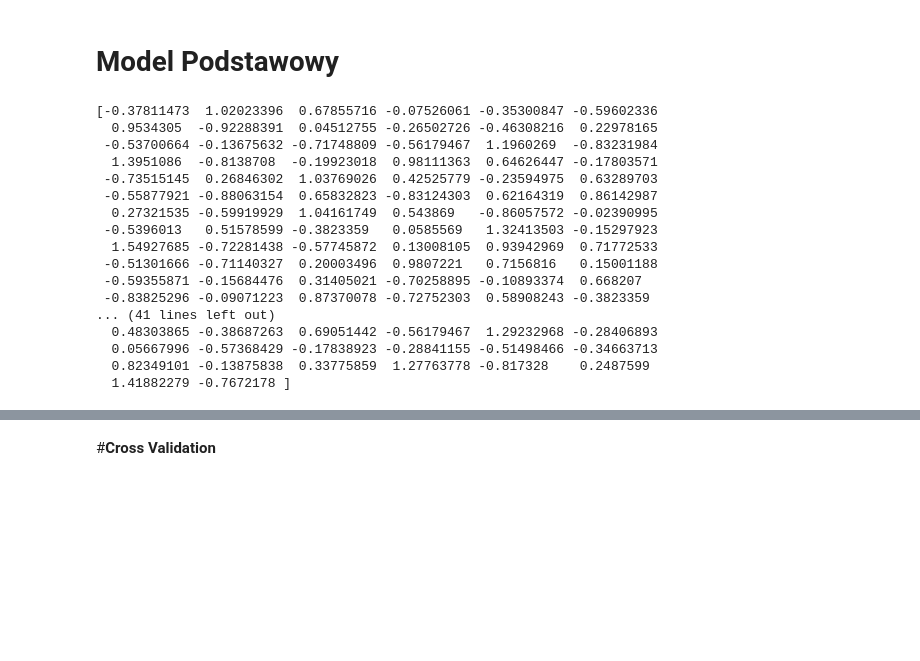
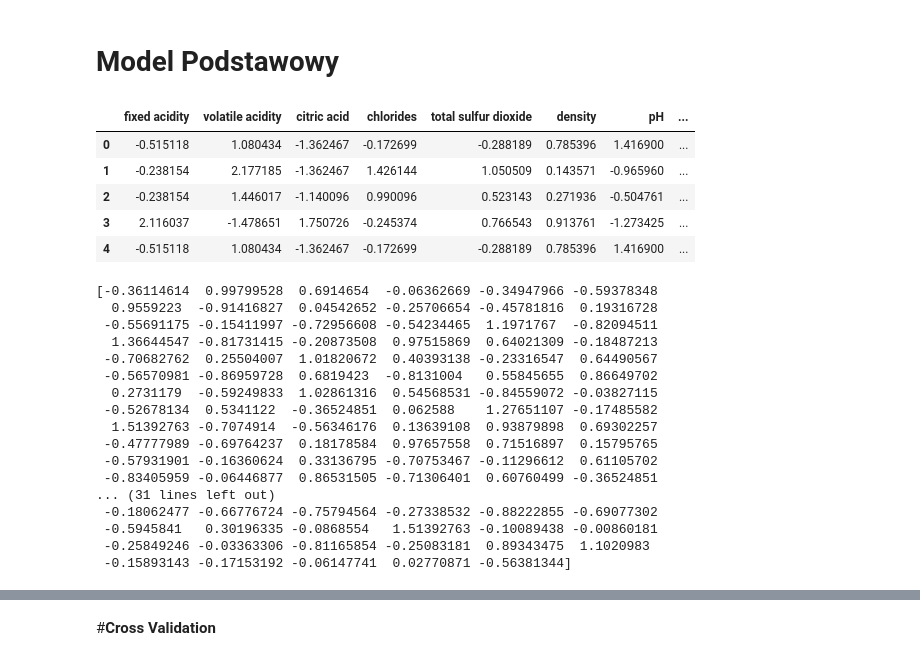
Before and after one commit to aleksandrast12/PUM_projekt, a Jupyter notebook: Projekt.ipynb, the cells around one changed output, grey strips where cells are left out. Drawn from its saved outputs; the diff is of its cells as text; code cells hidden in the pictures; blank space fills up the shorter version.

```diff
--- a/Projekt.ipynb
+++ b/Projekt.ipynb
@@ -92,3 +92,12 @@ Wyjaśniona wariancja [0.31285114 0.23666632 0.11634236 0.09516628 0.08108429 0.
 [figure]
 # %% [markdown]
 # **Model Podstawowy**
+# %%
+df_reduced.head()
+# %% [output]
+|  | fixed acidity | volatile acidity | citric acid | chlorides | total sulfur dioxide | density | pH | ... |
+| 0 | -0.515118 | 1.080434 | -1.362467 | -0.172699 | -0.288189 | 0.785396 | 1.416900 | ... |
+| 1 | -0.238154 | 2.177185 | -1.362467 | 1.426144 | 1.050509 | 0.143571 | -0.965960 | ... |
+| 2 | -0.238154 | 1.446017 | -1.140096 | 0.990096 | 0.523143 | 0.271936 | -0.504761 | ... |
+| 3 | 2.116037 | -1.478651 | 1.750726 | -0.245374 | 0.766543 | 0.913761 | -1.273425 | ... |
+| 4 | -0.515118 | 1.080434 | -1.362467 | -0.172699 | -0.288189 | 0.785396 | 1.416900 | ... |
@@ -95,9 +107,9 @@ Wyjaśniona wariancja [0.31285114 0.23666632 0.11634236 0.09516628 0.08108429 0.
 # %%
-train_df, test_df = train_test_split(df_reduced, test_size = 0.3, random_state=45)
-X_train = train_df[['fixed acidity','volatile acidity','citric acid', 'chlorides', 'total sulfur dioxide', 'density','pH', 'sulphates', 'alcohol']]
-Y_train = train_df['quality']
-X_test = test_df[['fixed acidity','volatile acidity','citric acid', 'chlorides', 'total sulfur dioxide', 'density','pH', 'sulphates', 'alcohol']]
-Y_test = test_df['quality']
+X_train, X_test, Y_train, Y_test = train_test_split(X_df, Y_df, random_state=45)
+# X_train = train_df[['fixed acidity','volatile acidity','citric acid', 'chlorides', 'total sulfur dioxide', 'density','pH', 'sulphates', 'alcohol']]
+# Y_train = train_df['quality']
+# X_test = test_df[['fixed acidity','volatile acidity','citric acid', 'chlorides', 'total sulfur dioxide', 'density','pH', 'sulphates', 'alcohol']]
+# Y_test = test_df['quality']
 linReg = LinearRegression().fit(X_train, Y_train)
 linReg.score(X_train,Y_train)
 linReg.coef_
@@ -105,23 +117,23 @@ linReg.intercept_
 y_predic = linReg.predict(X_test)
 print(y_predic)
 # %% [output]
-[-0.37811473  1.02023396  0.67855716 -0.07526061 -0.35300847 -0.59602336
-  0.9534305  -0.92288391  0.04512755 -0.26502726 -0.46308216  0.22978165
- -0.53700664 -0.13675632 -0.71748809 -0.56179467  1.1960269  -0.83231984
-  1.3951086  -0.8138708  -0.19923018  0.98111363  0.64626447 -0.17803571
- -0.73515145  0.26846302  1.03769026  0.42525779 -0.23594975  0.63289703
- -0.55877921 -0.88063154  0.65832823 -0.83124303  0.62164319  0.86142987
-  0.27321535 -0.59919929  1.04161749  0.543869   -0.86057572 -0.02390995
- -0.5396013   0.51578599 -0.3823359   0.0585569   1.32413503 -0.15297923
-  1.54927685 -0.72281438 -0.57745872  0.13008105  0.93942969  0.71772533
- -0.51301666 -0.71140327  0.20003496  0.9807221   0.7156816   0.15001188
- -0.59355871 -0.15684476  0.31405021 -0.70258895 -0.10893374  0.668207
- -0.83825296 -0.09071223  0.87370078 -0.72752303  0.58908243 -0.3823359
-... (41 lines left out)
-  0.48303865 -0.38687263  0.69051442 -0.56179467  1.29232968 -0.28406893
-  0.05667996 -0.57368429 -0.17838923 -0.28841155 -0.51498466 -0.34663713
-  0.82349101 -0.13875838  0.33775859  1.27763778 -0.817328    0.2487599
-  1.41882279 -0.7672178 ]
+[-0.36114614  0.99799528  0.6914654  -0.06362669 -0.34947966 -0.59378348
+  0.9559223  -0.91416827  0.04542652 -0.25706654 -0.45781816  0.19316728
+ -0.55691175 -0.15411997 -0.72956608 -0.54234465  1.1971767  -0.82094511
+  1.36644547 -0.81731415 -0.20873508  0.97515869  0.64021309 -0.18487213
+ -0.70682762  0.25504007  1.01820672  0.40393138 -0.23316547  0.64490567
+ -0.56570981 -0.86959728  0.6819423  -0.8131004   0.55845655  0.86649702
+  0.2731179  -0.59249833  1.02861316  0.54568531 -0.84559072 -0.03827115
+ -0.52678134  0.5341122  -0.36524851  0.062588    1.27651107 -0.17485582
+  1.51392763 -0.7074914  -0.56346176  0.13639108  0.93879898  0.69302257
+ -0.47777989 -0.69764237  0.18178584  0.97657558  0.71516897  0.15795765
+ -0.57931901 -0.16360624  0.33136795 -0.70753467 -0.11296612  0.61105702
+ -0.83405959 -0.06446877  0.86531505 -0.71306401  0.60760499 -0.36524851
+... (31 lines left out)
+ -0.18062477 -0.66776724 -0.75794564 -0.27338532 -0.88222855 -0.69077302
+ -0.5945841   0.30196335 -0.0868554   1.51392763 -0.10089438 -0.00860181
+ -0.25849246 -0.03363306 -0.81165854 -0.25083181  0.89343475  1.1020983
+ -0.15893143 -0.17153192 -0.06147741  0.02770871 -0.56381344]
 # %%
 plt.figure(figsize=(8, 6))
 plt.scatter(Y_test, y_predic, color='pink')
```
Also changed, not shown: parts of 6 cells of this notebook.
